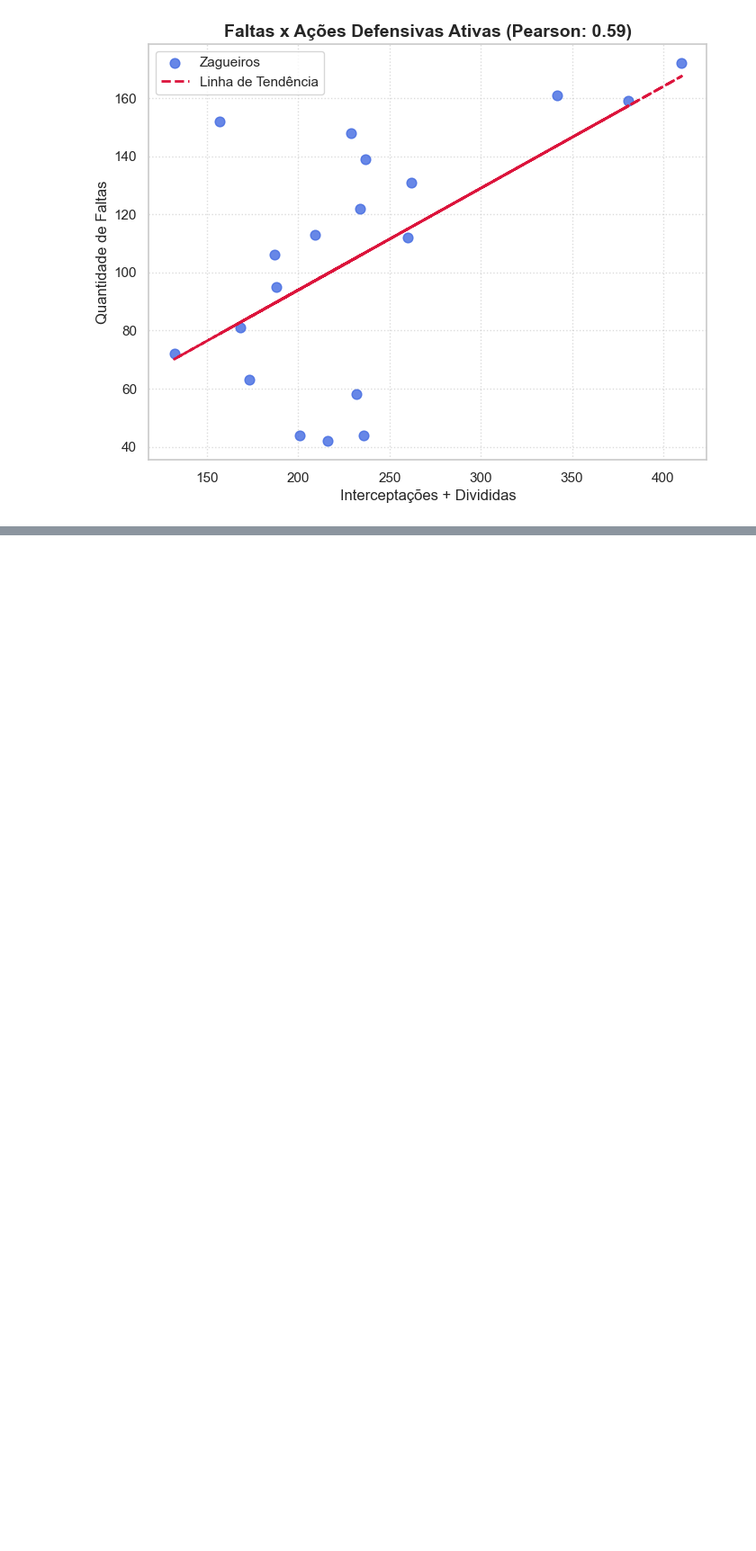
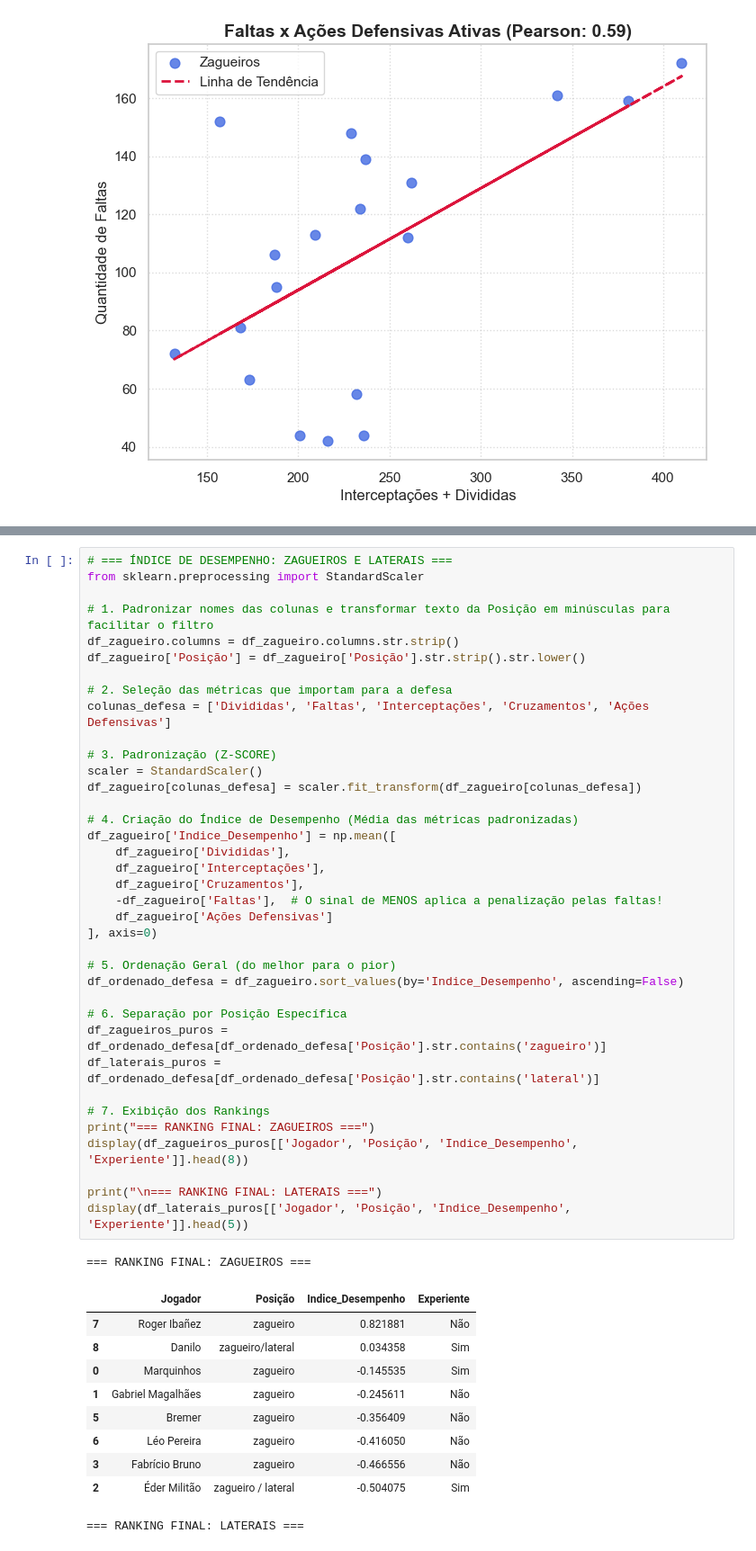
Before and after one commit to gabrielplimaa/Projeto-Estatistica, a Jupyter notebook: main.ipynb, the cells around one changed output, grey strips where cells are left out. Shown at 90% size. Cells and saved outputs as stored; diff of their text form; blank space fills up the shorter version.

```diff
--- a/main.ipynb
+++ b/main.ipynb
@@ -290,0 +314,49 @@ Coeficiente de Correlação de Pearson: 0.5902
+# %%
+# === ÍNDICE DE DESEMPENHO: ZAGUEIROS E LATERAIS ===
+from sklearn.preprocessing import StandardScaler
+
+# 1. Padronizar nomes das colunas e transformar texto da Posição em minúsculas para facilitar o filtro
+df_zagueiro.columns = df_zagueiro.columns.str.strip()
+df_zagueiro['Posição'] = df_zagueiro['Posição'].str.strip().str.lower()
+
+# 2. Seleção das métricas que importam para a defesa
+colunas_defesa = ['Divididas', 'Faltas', 'Interceptações', 'Cruzamentos', 'Ações Defensivas']
+
+# 3. Padronização (Z-SCORE)
+scaler = StandardScaler()
+df_zagueiro[colunas_defesa] = scaler.fit_transform(df_zagueiro[colunas_defesa])
+
+# 4. Criação do Índice de Desempenho (Média das métricas padronizadas)
+df_zagueiro['Indice_Desempenho'] = np.mean([
+    df_zagueiro['Divididas'],
+    df_zagueiro['Interceptações'],
+    df_zagueiro['Cruzamentos'],
+    -df_zagueiro['Faltas'],  # O sinal de MENOS aplica a penalização pelas faltas!
+    df_zagueiro['Ações Defensivas']
+], axis=0)
+
+# 5. Ordenação Geral (do melhor para o pior)
+df_ordenado_defesa = df_zagueiro.sort_values(by='Indice_Desempenho', ascending=False)
+
+# 6. Separação por Posição Específica
+df_zagueiros_puros = df_ordenado_defesa[df_ordenado_defesa['Posição'].str.contains('zagueiro')]
+df_laterais_puros = df_ordenado_defesa[df_ordenado_defesa['Posição'].str.contains('lateral')]
+
+# 7. Exibição dos Rankings
+print("=== RANKING FINAL: ZAGUEIROS ===")
+display(df_zagueiros_puros[['Jogador', 'Posição', 'Indice_Desempenho', 'Experiente']].head(8))
+
+print("\n=== RANKING FINAL: LATERAIS ===")
+display(df_laterais_puros[['Jogador', 'Posição', 'Indice_Desempenho', 'Experiente']].head(5))
+# %% [output]
+=== RANKING FINAL: ZAGUEIROS ===
+|  | Jogador | Posição | Indice_Desempenho | Experiente |
+| 7 | Roger Ibañez | zagueiro | 0.821881 | Não |
+| 8 | Danilo | zagueiro/lateral | 0.034358 | Sim |
+| 0 | Marquinhos | zagueiro | -0.145535 | Sim |
+| 1 | Gabriel Magalhães | zagueiro | -0.245611 | Não |
+| 5 | Bremer | zagueiro | -0.356409 | Não |
+| 6 | Léo Pereira | zagueiro | -0.416050 | Não |
+| 3 | Fabrício Bruno | zagueiro | -0.466556 | Não |
+| 2 | Éder Militão | zagueiro / lateral | -0.504075 | Sim |
+=== RANKING FINAL: LATERAIS ===
```
Also changed, not shown: parts of 10 cells of this notebook.
